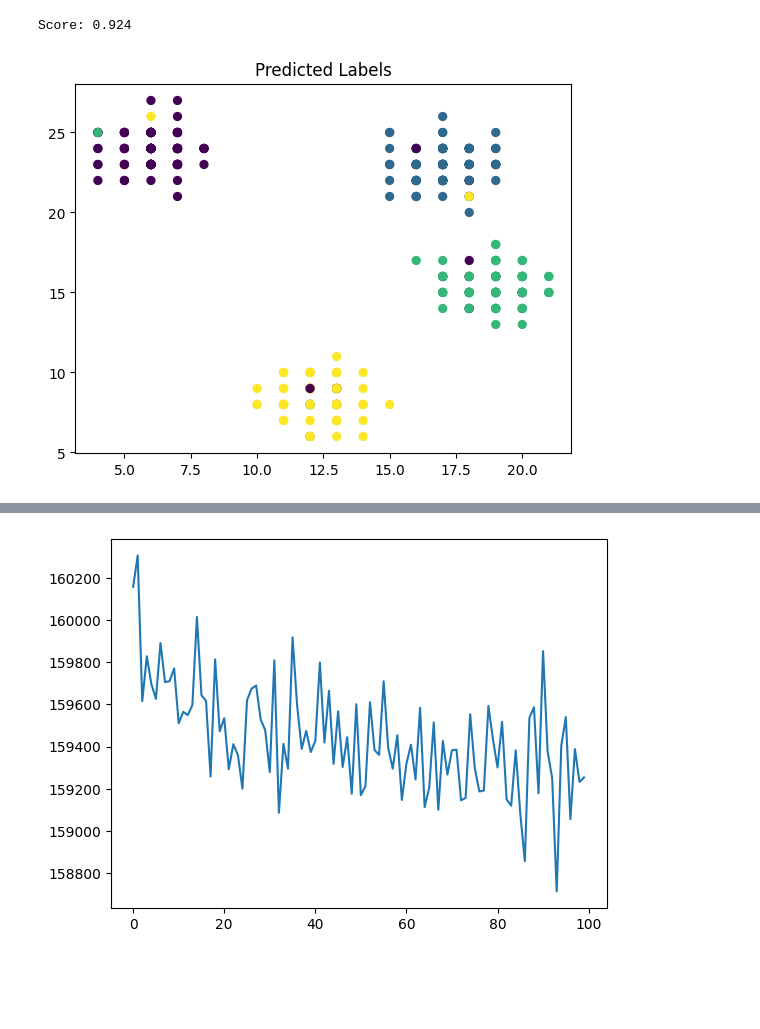
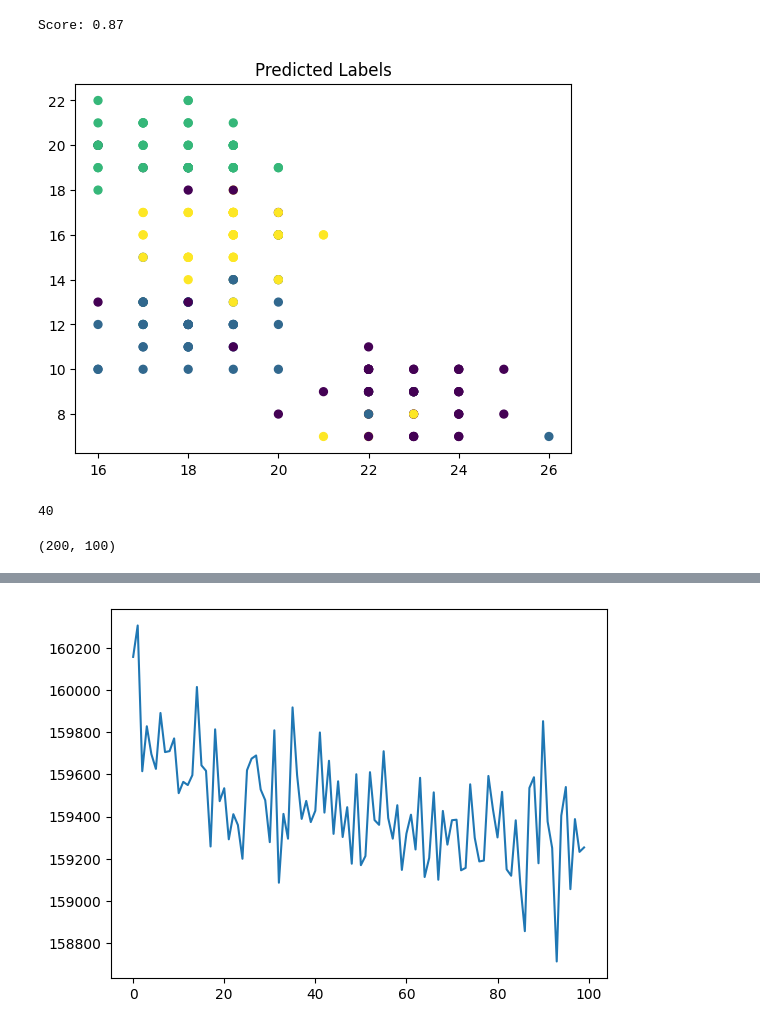
Before and after one commit to craigfouts/GibbsLDA, a Jupyter notebook: sandbox.ipynb, the cells around one changed output, grey strips where cells are left out. Saved outputs shown, nothing was run; the diff lists cells and outputs as text; code cells hidden in the pictures; blank space fills up the shorter version.

```diff
--- a/sandbox.ipynb
+++ b/sandbox.ipynb
@@ -11,7 +11,7 @@ from tqdm import tqdm
 
 clear_output()
 # %%
-N_SAMPLES = 500
+N_SAMPLES = 200
 N_FEATURES = 100
 N_TOPICS = 4
 SCALE = 1
@@ -28,13 +28,21 @@ util.visualize_data(X, X_labels, 'Ground Truth Labels')
 # %%
-N_STEPS = 150
+N_STEPS = 100
 
 model = GibbsLDA(N_TOPICS).fit(torch.tensor(X), N_STEPS)
 Y_labels, score = util.evaluate(X_labels, model.transform(X))
 print('Score:', score)
 util.visualize_data(X, Y_labels, 'Predicted Labels')
 # %% [output]
-Score: 0.924
+Score: 0.87
-[figure, old version]
+[figure, new version]
+# %%
+vocab_size
+# %% [output]
+40
+# %%
+X.shape
+# %% [output]
+(200, 100)
 # %%
 N_STEPS = 100
 
```
Also changed, not shown: parts of 2 cells of this notebook, 1 other file.
